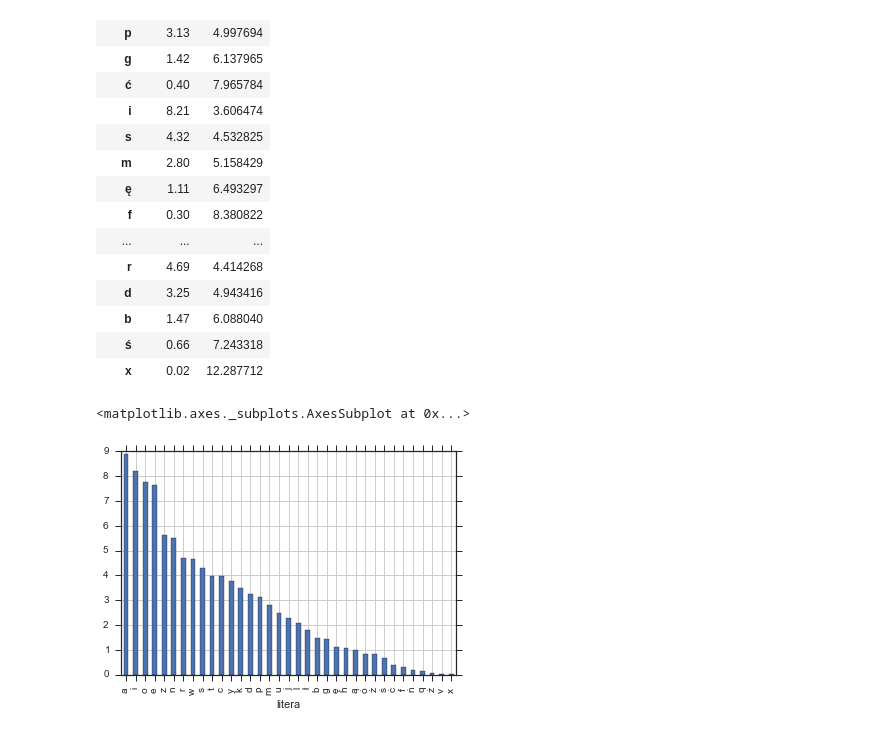
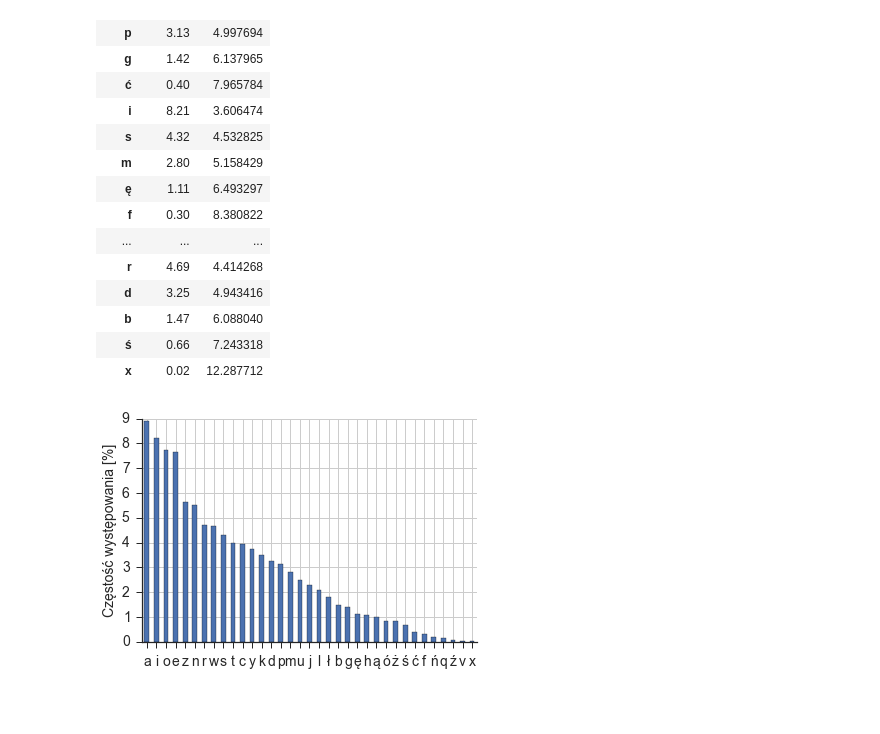
Before and after one commit to stared/delta-entropia, a Jupyter notebook: entropia.ipynb, the cells around one changed output. Saved outputs shown, nothing was run; the diff lists cells and outputs as text; code cells hidden in the pictures; blank space fills up the shorter version.

```diff
--- a/entropia.ipynb
+++ b/entropia.ipynb
@@ -66,8 +77,13 @@ litery
 | b | 1.47 | 6.088040 |
 | ś | 0.66 | 7.243318 |
 | x | 0.02 | 12.287712 |
-# %%
-litery.sort('procent', ascending=False)['procent'].plot(kind='bar')
-# %% [output]
-<matplotlib.axes._subplots.AxesSubplot at 0x...>
-[figure, removed]
+# %%
+sns.set_style('ticks')
+litery.sort('procent', ascending=False)['procent'].plot(kind='bar')
+plt.xticks(rotation=0, fontsize=14)
+plt.yticks(fontsize=14)
+plt.xlabel("")
+plt.ylabel("Częstość występowania [%]", fontsize=14)
+sns.despine()
+# %% [output]
+[figure, added]
```
Also changed, not shown: parts of 6 cells of this notebook, 3 other files.
